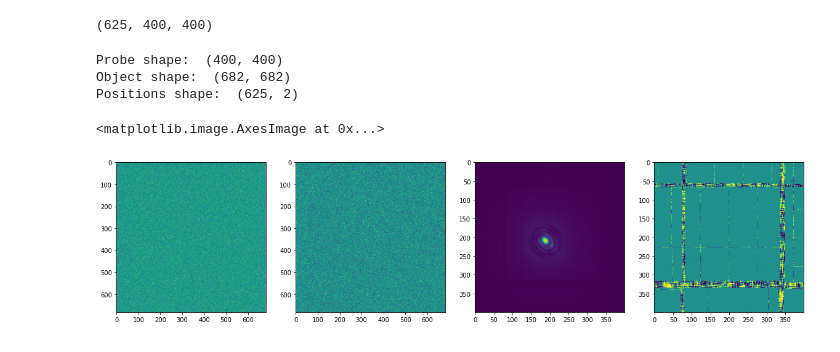
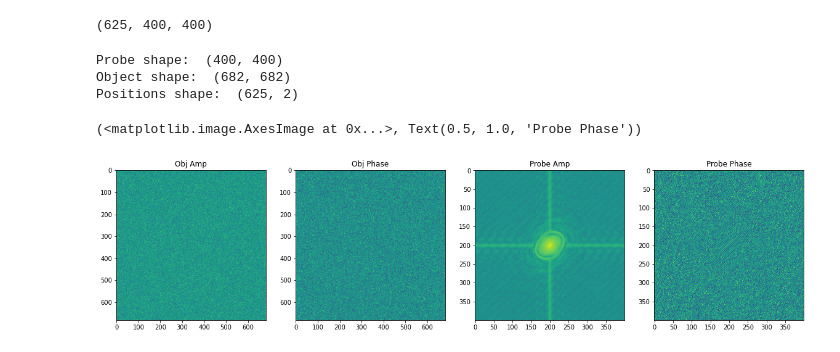
Before and after one commit to cnpem/ssc-cdi, a Jupyter notebook: sscCdi/dev/dev_ptycho/real_data_test.ipynb, the cells around one changed output. Cells and saved outputs as stored; diff of their text form; code cells hidden in the pictures.

```diff
--- a/sscCdi/dev/dev_ptycho/real_data_test.ipynb
+++ b/sscCdi/dev/dev_ptycho/real_data_test.ipynb
@@ -86,33 +93,42 @@ print(restored_data.shape)
 # %%
 data_path = '/ibira/lnls/labs/tepui/home/yuri.tonin/00000000/proc/recons/SS03112022_02/2023-08-09-16h25m_SS03112022_02.hdf5'
 data = h5py.File(data_path,'r')
 
 positions = data['recon/positions'][()][0][0]
 positions = positions.astype(np.int32)
 positions = np.roll(positions,shift=1,axis=1)
 
 obj_guess = data['recon/initial_object'][()]
 obj_guess = np.random.rand(*obj_guess.shape) + 1j*np.random.rand(*obj_guess.shape)
 
 probe_guess = data['recon/initial_probe'][()][0]
-# ft = np.fft.fftshift(np.fft.fft2(np.fft.fftshift(np.mean(restored_data,axis=0))))
-# probe_guess = np.sqrt(np.fft.fftshift(np.fft.ifft2(np.fft.fftshift(ft))))
+
+probe_guess = np.sqrt(np.fft.fft2(np.fft.ifft2((np.mean(restored_data,axis=0)))))
+
+sum_of_data = np.sum(np.sum(restored_data,axis=2),axis=1)
+idx_brightest_DP = np.where(sum_of_data==np.max(sum_of_data))[0][0]
+brightest_DP = restored_data[idx_brightest_DP]
+brightest_DP = np.where(brightest_DP<0,0,brightest_DP)
+probe_guess = np.fft.fftshift(np.fft.ifft2((np.sqrt(brightest_DP))))
+
+
 
 print('Probe shape: ',probe_guess.shape)
 print('Object shape: ',obj_guess.shape)
 print('Positions shape: ',positions.shape)
 
+%matplotlib inline
 fig, ax = plt.subplots(1,4,figsize=(20,10))
-ax[0].imshow(np.abs(obj_guess))
-ax[1].imshow(np.angle(obj_guess))
-ax[2].imshow(np.abs(probe_guess))
-ax[3].imshow(np.angle(probe_guess))
+ax[0].imshow(np.abs(obj_guess)), ax[0].set_title('Obj Amp')
+ax[1].imshow(np.angle(obj_guess)), ax[1].set_title('Obj Phase')
+ax[2].imshow(np.abs(probe_guess),norm=LogNorm()), ax[2].set_title('Probe Amp')
+ax[3].imshow(np.angle(probe_guess)), ax[3].set_title('Probe Phase')
 # %% [output]
 Probe shape:  (400, 400)
 Object shape:  (682, 682)
 Positions shape:  (625, 2)
-<matplotlib.image.AxesImage at 0x...>
+(<matplotlib.image.AxesImage at 0x...>, Text(0.5, 1.0, 'Probe Phase'))
-[figure, old version]
+[figure, new version]
 # %%
 xx = np.linspace(0,probe_guess.shape[0]-1,probe_guess.shape[0])
 xx -= xx.shape[0]//2
```
Also changed, not shown: parts of 5 cells of this notebook, 2 other files.
